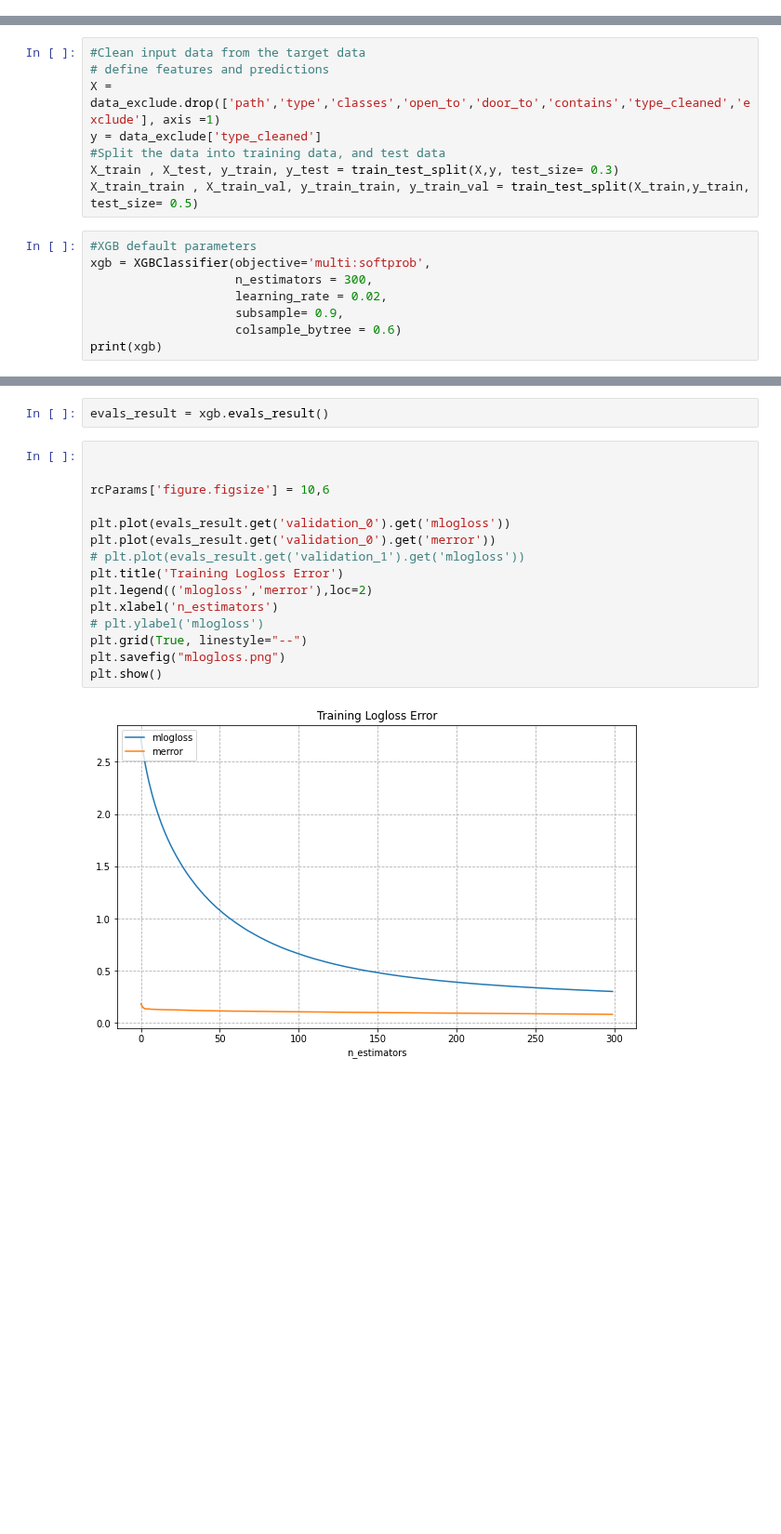
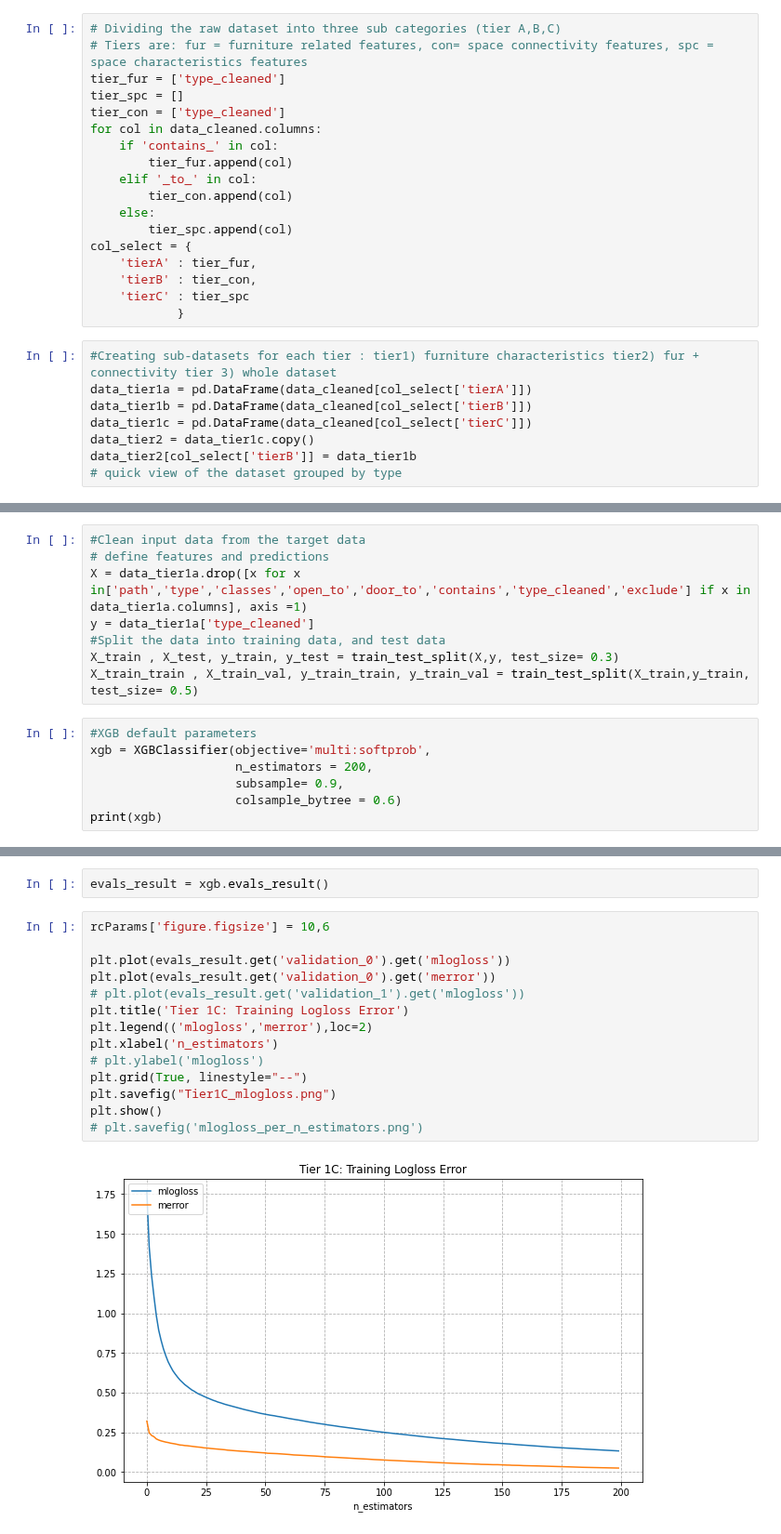
Before and after one commit to cltarchitecture/2021-spring-studio-lab, a Jupyter notebook: Machine Learning/3Tier.ipynb, the cells around one changed output, grey strips where cells are left out. Shown at 93% size. Saved outputs shown, nothing was run; the diff lists cells and outputs as text; blank space fills up the shorter version.

Commit message:
graphs and final 3tier

```diff
--- a/Machine Learning/3Tier.ipynb
+++ b/Machine Learning/3Tier.ipynb
@@ -63,0 +63,26 @@ data_exclude.groupby("type_cleaned",as_index=False).count().sort_values("path")
+# %%
+# Dividing the raw dataset into three sub categories (tier A,B,C)
+# Tiers are: fur = furniture related features, con= space connectivity features, spc = space characteristics features
+tier_fur = ['type_cleaned']
+tier_spc = []
+tier_con = ['type_cleaned']
+for col in data_cleaned.columns:
+    if 'contains_' in col:
+        tier_fur.append(col)
+    elif '_to_' in col:
+        tier_con.append(col)
+    else:
+        tier_spc.append(col)
+col_select = {
+    'tierA' : tier_fur,
+    'tierB' : tier_con,
+    'tierC' : tier_spc
+            }
+# %%
+#Creating sub-datasets for each tier : tier1) furniture characteristics tier2) fur + connectivity tier 3) whole dataset
+data_tier1a = pd.DataFrame(data_cleaned[col_select['tierA']])
+data_tier1b = pd.DataFrame(data_cleaned[col_select['tierB']])
+data_tier1c = pd.DataFrame(data_cleaned[col_select['tierC']])
+data_tier2 = data_tier1c.copy()
+data_tier2[col_select['tierB']] = data_tier1b
+# quick view of the dataset grouped by type
@@ -64,16 +109,15 @@ data_exclude.groupby("type_cleaned",as_index=False).count().sort_values("path")
 # %%
 #Clean input data from the target data
 # define features and predictions
-X = data_exclude.drop(['path','type','classes','open_to','door_to','contains','type_cleaned','exclude'], axis =1)
-y = data_exclude['type_cleaned']
+X = data_tier1a.drop([x for x in['path','type','classes','open_to','door_to','contains','type_cleaned','exclude'] if x in data_tier1a.columns], axis =1)
+y = data_tier1a['type_cleaned']
 #Split the data into training data, and test data
 X_train , X_test, y_train, y_test = train_test_split(X,y, test_size= 0.3)
 X_train_train , X_train_val, y_train_train, y_train_val = train_test_split(X_train,y_train, test_size= 0.5)
 # %%
 #XGB default parameters
 xgb = XGBClassifier(objective='multi:softprob',
-                    n_estimators = 300,
-                    learning_rate = 0.02,
+                    n_estimators = 200,
                     subsample= 0.9,
                     colsample_bytree = 0.6)
 print(xgb)
@@ -123,19 +134,18 @@ XGBClassifier(base_score=0.5, booster='gbtree', colsample_bylevel=1,
 # %%
 evals_result = xgb.evals_result()
 # %%
-
-
 rcParams['figure.figsize'] = 10,6
 
 plt.plot(evals_result.get('validation_0').get('mlogloss'))
 plt.plot(evals_result.get('validation_0').get('merror'))
 # plt.plot(evals_result.get('validation_1').get('mlogloss'))
-plt.title('Training Logloss Error')
+plt.title('Tier 1C: Training Logloss Error')
 plt.legend(('mlogloss','merror'),loc=2)
 plt.xlabel('n_estimators')
 # plt.ylabel('mlogloss')
 plt.grid(True, linestyle="--")
-plt.savefig("mlogloss.png")
+plt.savefig("Tier1C_mlogloss.png")
 plt.show()
+# plt.savefig('mlogloss_per_n_estimators.png')
 # %% [output]
-[figure, old version]
+[figure, new version]
```
Also changed, not shown: parts of 25 cells of this notebook, 12 other files.
